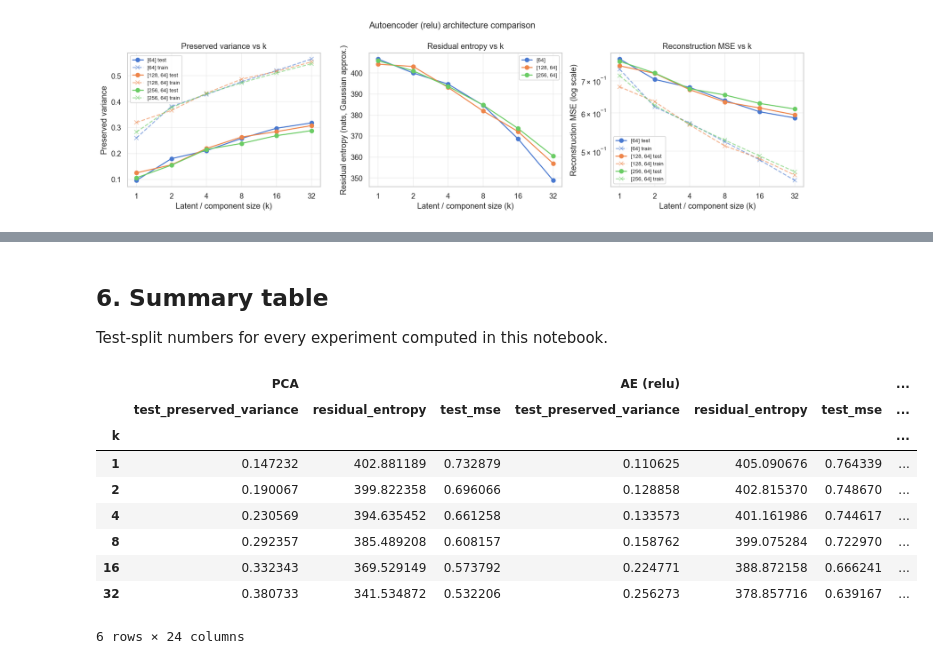
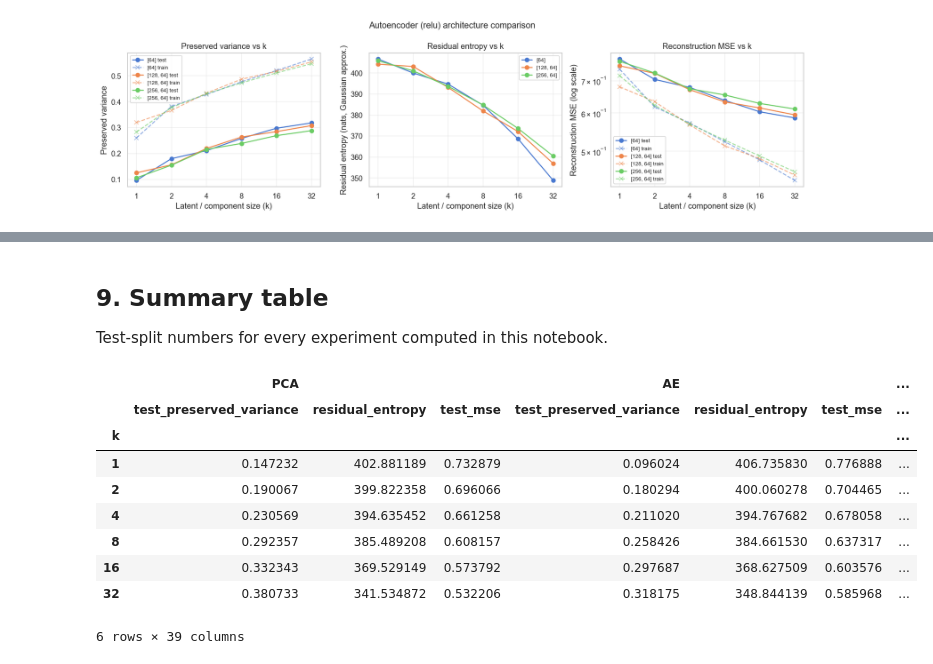
Before and after one commit to klopotuk1136/PCA-AE-comparison-EFFE, a Jupyter notebook: notebooks/experiments.ipynb, the cells around one changed output, grey strips where cells are left out. Drawn from its saved outputs; the diff is of its cells as text; code cells hidden in the pictures.

Commit message:
Adds VAE and prediction experiments

```diff
--- a/notebooks/experiments.ipynb
+++ b/notebooks/experiments.ipynb
@@ -134,7 +137,7 @@ encoder_hidden = [64]
 decoder_hidden = [64]
 
 activation_results = {}
-for act in ['sigmoid', 'relu', 'tanh']:
+for act in [ 'leakyrelu', 'sigmoid', 'relu', 'tanh',]:
     print(f'\n=== activation: {act} ===')
     df = ae_mod.run_ae_experiment(
         data,
@@ -223,0 +303,24 @@ plotting_mod.plot_experiments_comparison(
+# %%
+vae_encoder_hidden = [64]
+vae_decoder_hidden = [64]
+vae_activation     = 'relu'
+
+beta_results = {}
+for b in vae_mod.BETA_GRID:
+    print(f'--- beta = {b} ---')
+    df = vae_mod.run_vae_experiment(
+        data,
+        component_grid=vae_mod.COMPONENT_GRID,
+        encoder_hidden=vae_encoder_hidden,
+        decoder_hidden=vae_decoder_hidden,
+        activation=vae_activation,
+        beta=b,
+    )
+    df.to_csv(RESULTS_DIR + f'vae_experiments_beta{b}.csv', float_format='%.6f')
+    beta_results[b] = df
+
+plotting_mod.plot_experiments_comparison(
+    {f'beta={b}': df for b, df in beta_results.items()},
+    title='VAE beta sweep -- reconstruction vs regularisation',
+    save_path=PLOTS_DIR + 'plot_vae_beta_sweep.png',
+)
@@ -224,27 +347,28 @@ plotting_mod.plot_experiments_comparison(
 # %% [markdown]
-## 6. Summary table
+## 9. Summary table
 Test-split numbers for every experiment computed in this notebook.
 # %%
 import pandas as pd
 
-summary = {'PCA': pca_results, f'AE ({activation})': ae_results}
+summary = {'PCA': pca_results, 'AE': ae_results, 'VAE': vae_results}
 summary.update({f'AE {act}': df for act, df in activation_results.items()})
 summary.update({f'AE arch {label}': df for label, df in architecture_results.items()})
+summary.update({f'VAE beta={b}': df for b, df in beta_results.items()})
 
 summary_table = pd.concat(
     {label: df[['test_preserved_variance', 'residual_entropy', 'test_mse']]
      for label, df in summary.items()},
     axis=1,
 )
 summary_table.round(6)
 # %% [output]
-|  | PCA |  |  | AE (relu) |  |  | ... |
+|  | PCA |  |  | AE |  |  | ... |
 |  | test_preserved_variance | residual_entropy | test_mse | test_preserved_variance | residual_entropy | test_mse | ... |
 | k |  |  |  |  |  |  | ... |
-| 1 | 0.147232 | 402.881189 | 0.732879 | 0.110625 | 405.090676 | 0.764339 | ... |
-| 2 | 0.190067 | 399.822358 | 0.696066 | 0.128858 | 402.815370 | 0.748670 | ... |
-| 4 | 0.230569 | 394.635452 | 0.661258 | 0.133573 | 401.161986 | 0.744617 | ... |
-| 8 | 0.292357 | 385.489208 | 0.608157 | 0.158762 | 399.075284 | 0.722970 | ... |
-| 16 | 0.332343 | 369.529149 | 0.573792 | 0.224771 | 388.872158 | 0.666241 | ... |
-| 32 | 0.380733 | 341.534872 | 0.532206 | 0.256273 | 378.857716 | 0.639167 | ... |
+| 1 | 0.147232 | 402.881189 | 0.732879 | 0.096024 | 406.735830 | 0.776888 | ... |
+| 2 | 0.190067 | 399.822358 | 0.696066 | 0.180294 | 400.060278 | 0.704465 | ... |
+| 4 | 0.230569 | 394.635452 | 0.661258 | 0.211020 | 394.767682 | 0.678058 | ... |
+| 8 | 0.292357 | 385.489208 | 0.608157 | 0.258426 | 384.661530 | 0.637317 | ... |
+| 16 | 0.332343 | 369.529149 | 0.573792 | 0.297687 | 368.627509 | 0.603576 | ... |
+| 32 | 0.380733 | 341.534872 | 0.532206 | 0.318175 | 348.844139 | 0.585968 | ... |
-6 rows × 24 columns
+6 rows × 39 columns
```
Also changed, not shown: parts of 17 cells of this notebook, 17 other files.
